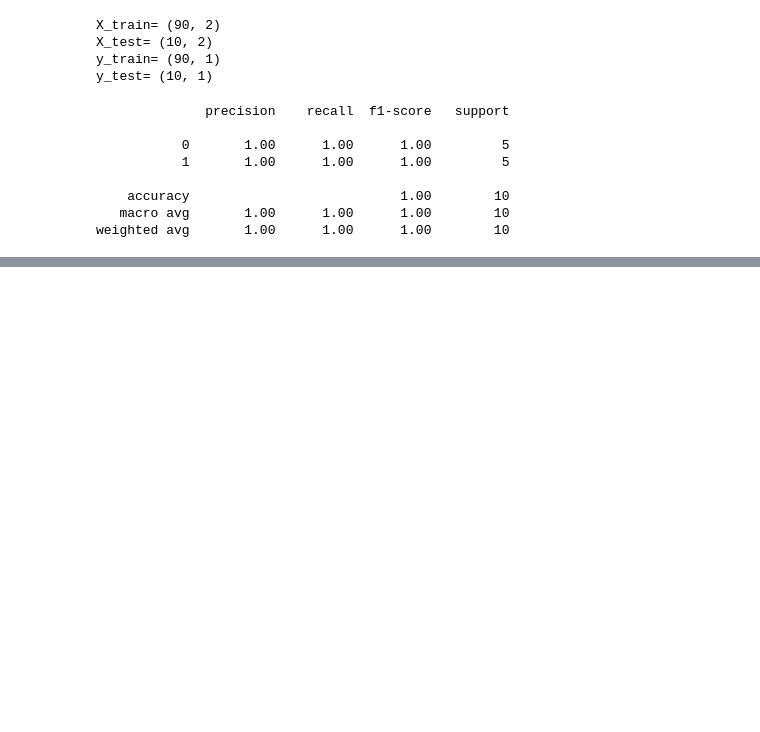
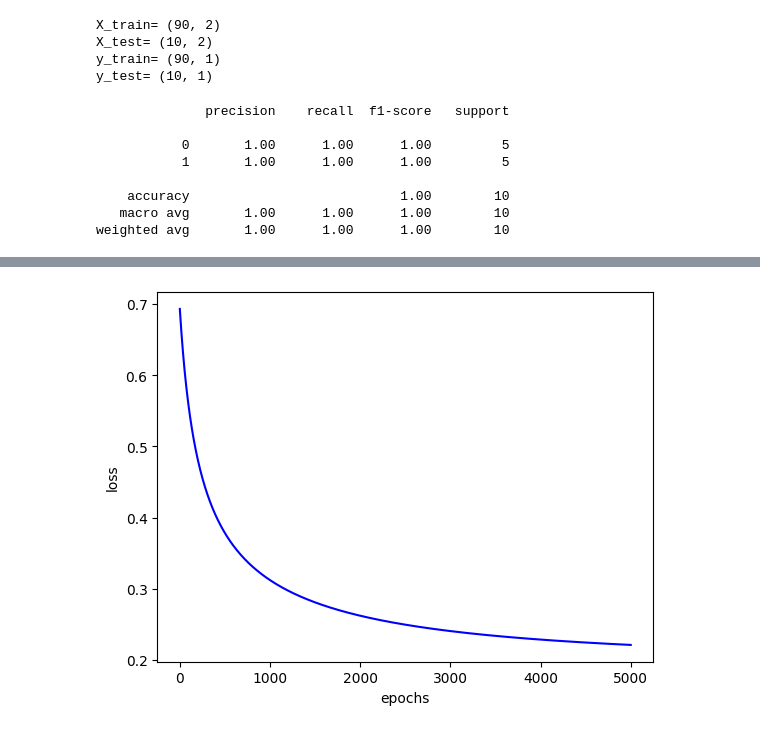
Before and after one commit to w0330t/machine_learning_code_implementation, a Jupyter notebook: charpter3_logistic_regression/my_implement.ipynb, the cells around one changed output, grey strips where cells are left out. Drawn from its saved outputs; the diff is of its cells as text; code cells hidden in the pictures; blank space fills up the shorter version.

```diff
--- a/charpter3_logistic_regression/my_implement.ipynb
+++ b/charpter3_logistic_regression/my_implement.ipynb
@@ -236,0 +237,7 @@ plot_decision_boundary(X_train, y_train, params)
+# %%
+plt.plot(cost_list, color='blue')
+plt.xlabel('epochs')
+plt.ylabel('loss')
+plt.show()
+# %% [output]
+[figure, added]
```
Also changed, not shown: parts of 2 cells of this notebook.
